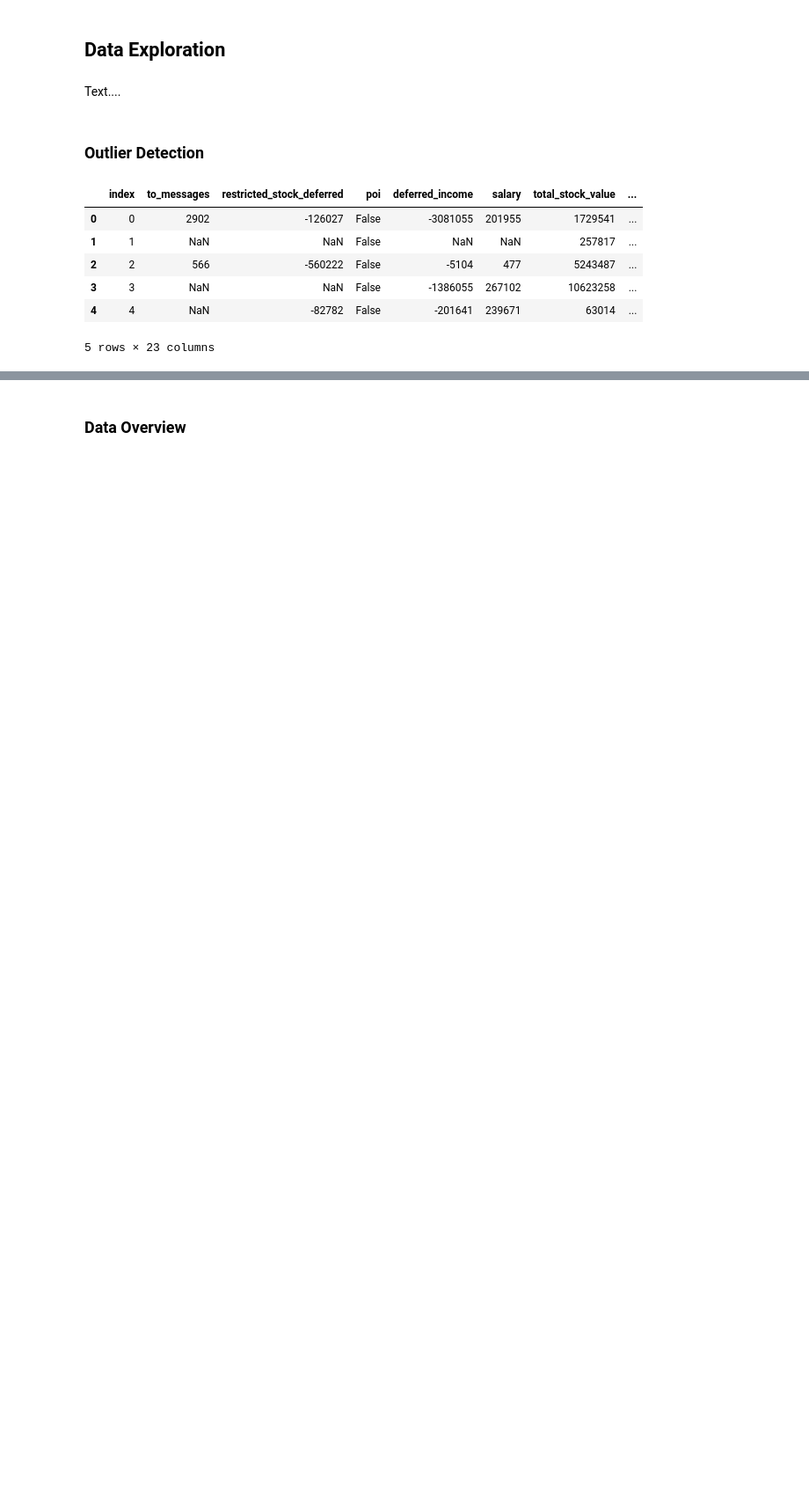
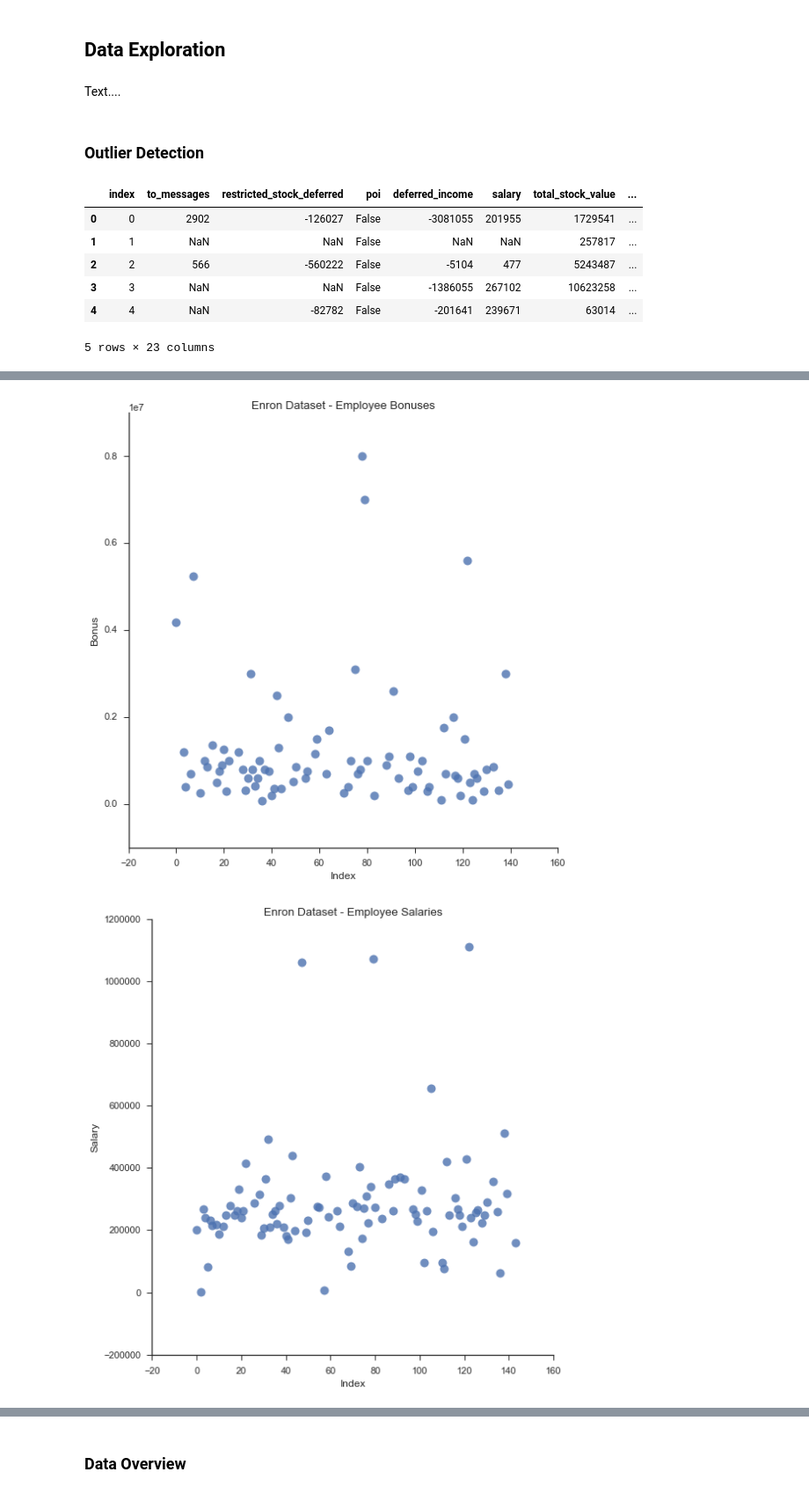
Before and after one commit to ian-whitestone/enron-poi-classification, a Jupyter notebook: enron_eda.ipynb, the cells around one changed output, grey strips where cells are left out. Shown: that part at 88% size. Saved outputs shown, nothing was run; the diff lists cells and outputs as text; code cells hidden in the pictures; blank space fills up the shorter version.

```diff
--- a/enron_eda.ipynb
+++ b/enron_eda.ipynb
@@ -76,2 +94,35 @@ my_dataset.pop('TOTAL');
 # %%
+## recreate dataframe
 df = pd.DataFrame.from_dict(my_dataset,orient='index')
+df = df.replace('NaN',np.nan)
+# %%
+plot_df = df
+plot_df['name'] = plot_df.index
+plot_df = plot_df.reset_index()
+plot_df['index'] = plot_df.index
+
+sns.set_context("notebook", font_scale=1.1)
+sns.set_style("ticks")
+
+sns.lmplot('index', 'bonus',
+           data=plot_df,
+           fit_reg=False,
+           scatter_kws={"marker": "D",
+                        "s": 100},
+          size=8);
+plt.title('Enron Dataset - Employee Bonuses');
+plt.xlabel('Index');
+plt.ylabel('Bonus');
+
+sns.lmplot('index', 'salary',
+           data=plot_df,
+           fit_reg=False,
+           scatter_kws={"marker": "D",
+                        "s": 100},
+          size=8);
+plt.title('Enron Dataset - Employee Salaries');
+plt.xlabel('Index');
+plt.ylabel('Salary');
+# %% [output]
+[figure, added]
+[figure, added]
```
Also changed, not shown: parts of 25 cells of this notebook.
